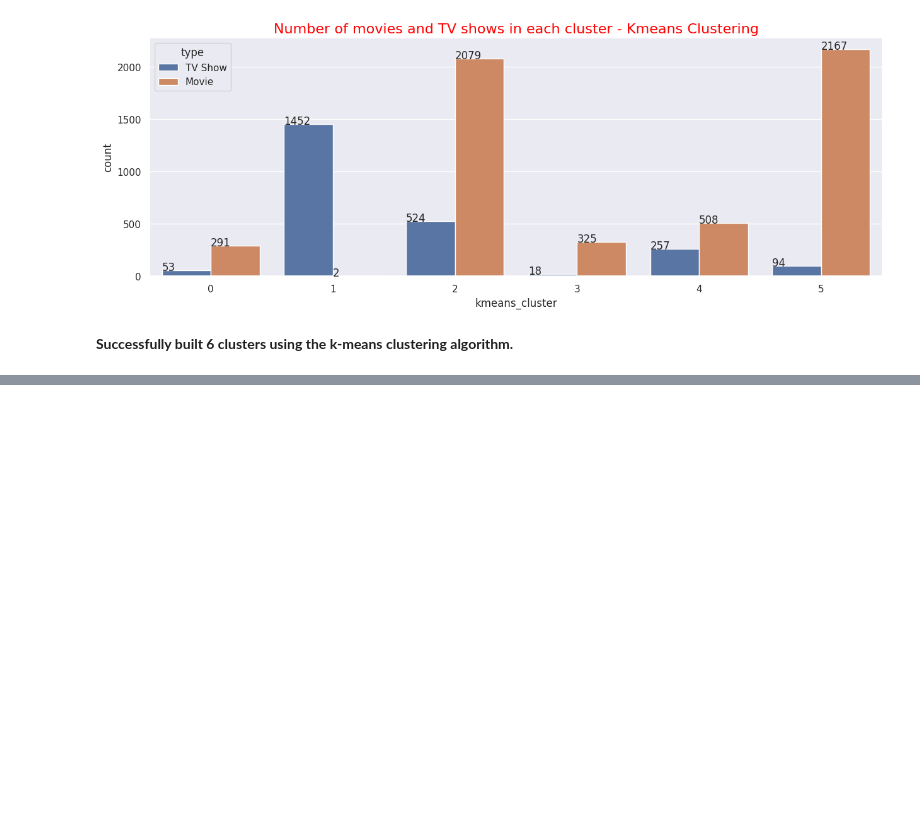
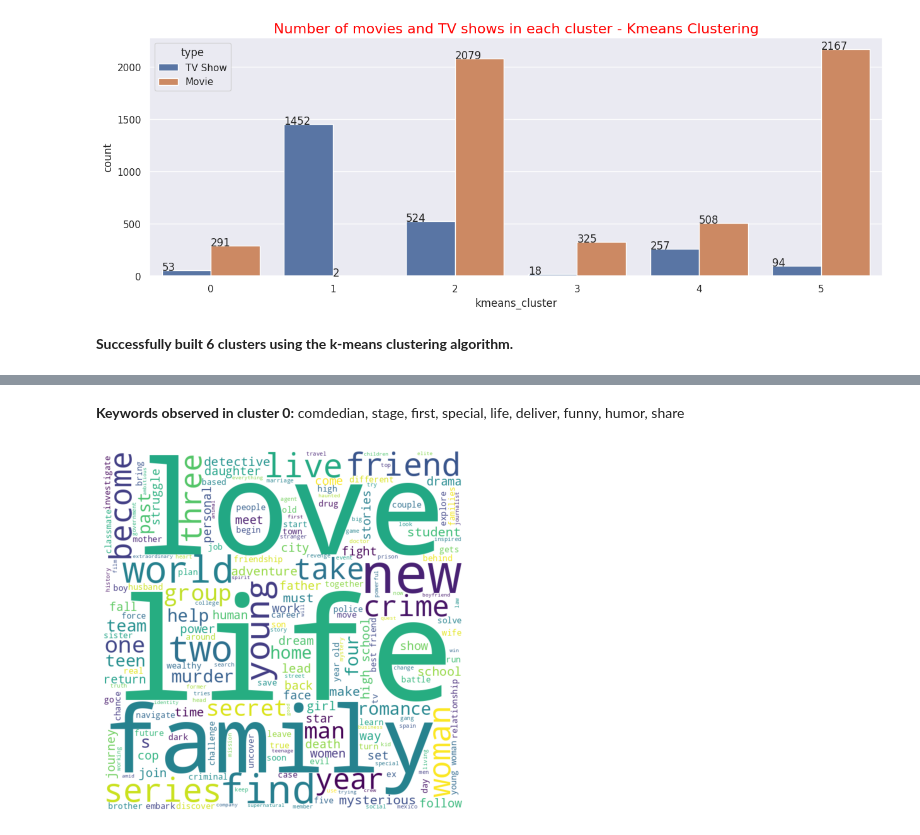
Before and after one commit to rajkumarpec/Unsupervised-Machine-Learning, a Jupyter notebook: Netflix_movie_show.ipynb, the cells around one changed output, grey strips where cells are left out. Cells and saved outputs as stored; diff of their text form; code cells hidden in the pictures; blank space fills up the shorter version.

```diff
--- a/Netflix_movie_show.ipynb
+++ b/Netflix_movie_show.ipynb
@@ -844,0 +880,7 @@ for p in graph.patches:
+# %% [markdown]
+**Keywords observed in cluster 0:** comdedian, stage, first, special, life, deliver, funny, humor, share
+# %%
+# Wordcloud for cluster 1
+kmeans_worldcloud(1)
+# %% [output]
+[figure, added]
```
Also changed, not shown: parts of 68 cells of this notebook.
